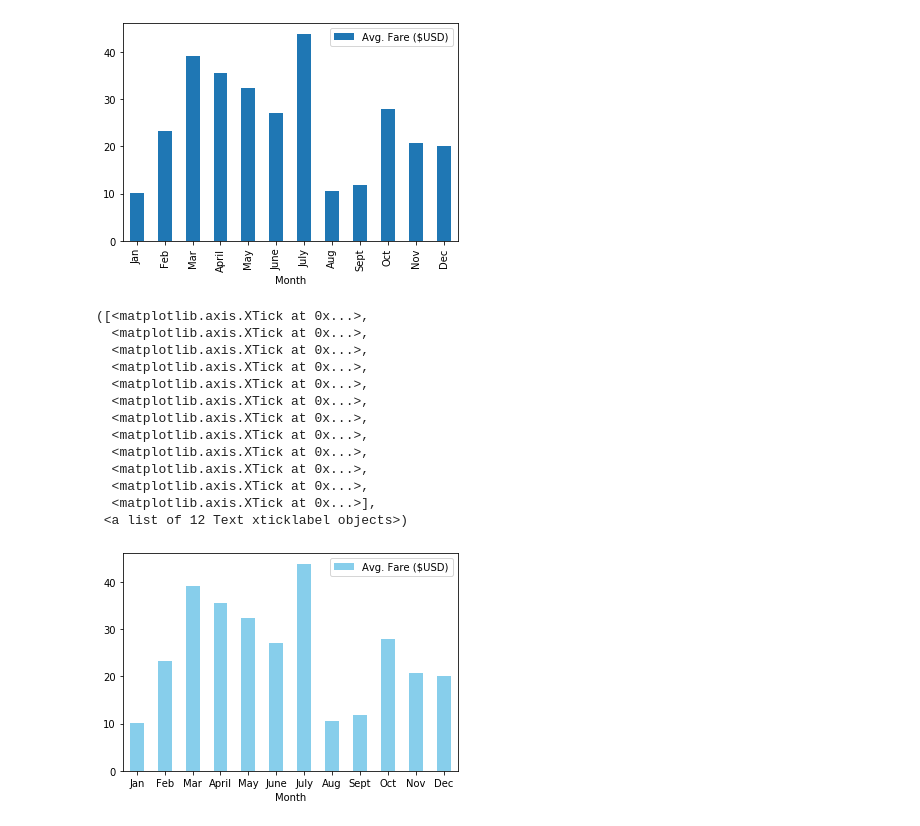
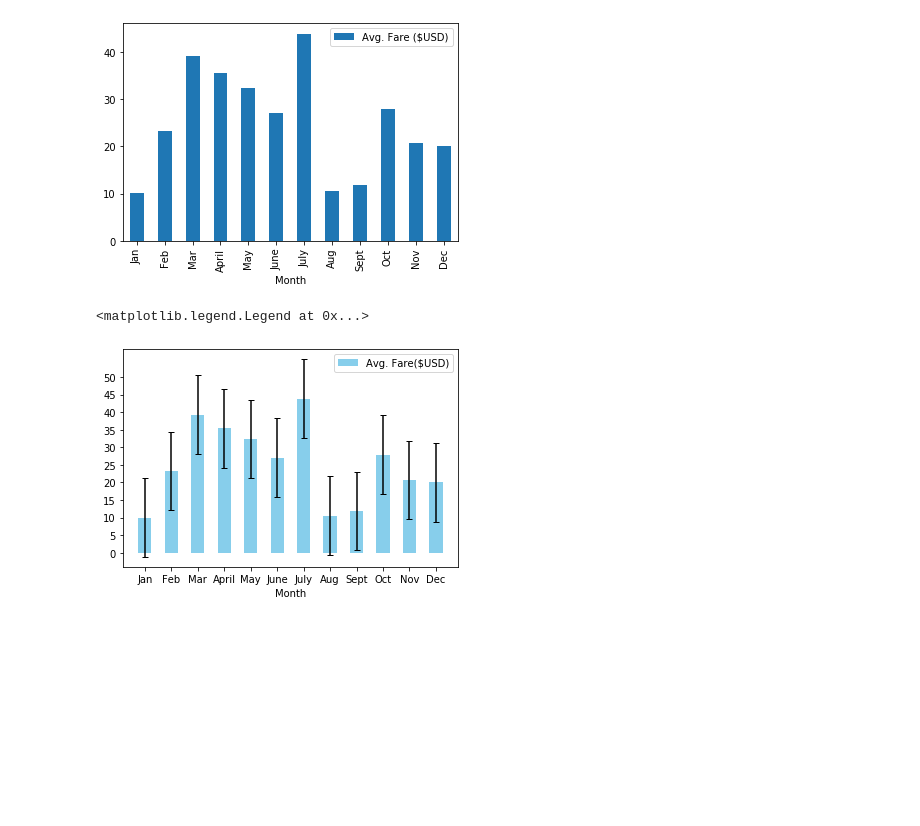
Before and after one commit to louise-hsu/PyBer_Analysis, a Jupyter notebook: PyBer_ride_data.ipynb, the cells around one changed output. Cells and saved outputs as stored; diff of their text form; code cells hidden in the pictures; blank space fills up the shorter version.

```diff
--- a/PyBer_ride_data.ipynb
+++ b/PyBer_ride_data.ipynb
@@ -50,29 +50,24 @@ plt.show()
 # %%
 # Get the standard deviation of the values in the y-axis.
 
 # Skill Drill 5.1.10
-
-
-# change color to sky blue
-pyber_ride_df.plot(x="Month", y="Avg. Fare ($USD)", kind='bar', color = "skyblue")
+# Get the standard deviation of the values in the y-axis.
+import statistics
+stdev = statistics.stdev(pyber_ride_df["Avg. Fare ($USD)"])
+stdev
+#plt.figure(figsize = (10,10))
 
 # Set x-axis and tick locations.
 x_axis = np.arange(len(pyber_ride_df))
-#tick_locations = [value for value in x_axis]
+
+plt.bar(x_axis, pyber_ride_df["Avg. Fare ($USD)"], width = 0.5, yerr=stdev, capsize=3, color = "skyblue", label = "Avg. Fare($USD)")
+
 # Plot the data.
 plt.xticks(tick_locations, pyber_ride_df["Month"], rotation =0)
+plt.yticks(np.arange(0, 51, step = 5))
+
+plt.xlabel("Month")
+plt.legend()
 # %% [output]
-([<matplotlib.axis.XTick at 0x...>,
-  <matplotlib.axis.XTick at 0x...>,
-  <matplotlib.axis.XTick at 0x...>,
-  <matplotlib.axis.XTick at 0x...>,
-  <matplotlib.axis.XTick at 0x...>,
-  <matplotlib.axis.XTick at 0x...>,
-  <matplotlib.axis.XTick at 0x...>,
-  <matplotlib.axis.XTick at 0x...>,
-  <matplotlib.axis.XTick at 0x...>,
-  <matplotlib.axis.XTick at 0x...>,
-  <matplotlib.axis.XTick at 0x...>,
-  <matplotlib.axis.XTick at 0x...>],
- <a list of 12 Text xticklabel objects>)
+<matplotlib.legend.Legend at 0x...>
-[figure, old version]
+[figure, new version]
```
Also changed, not shown: 4 other files.
